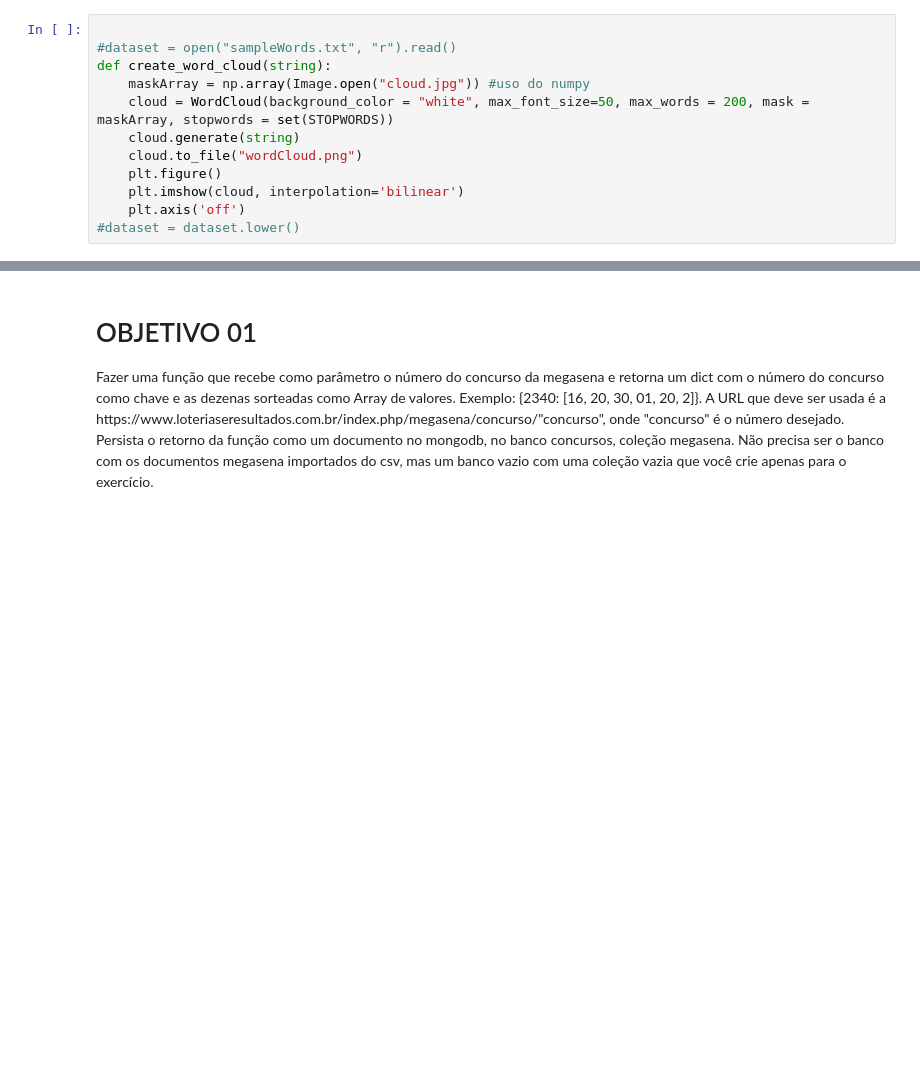
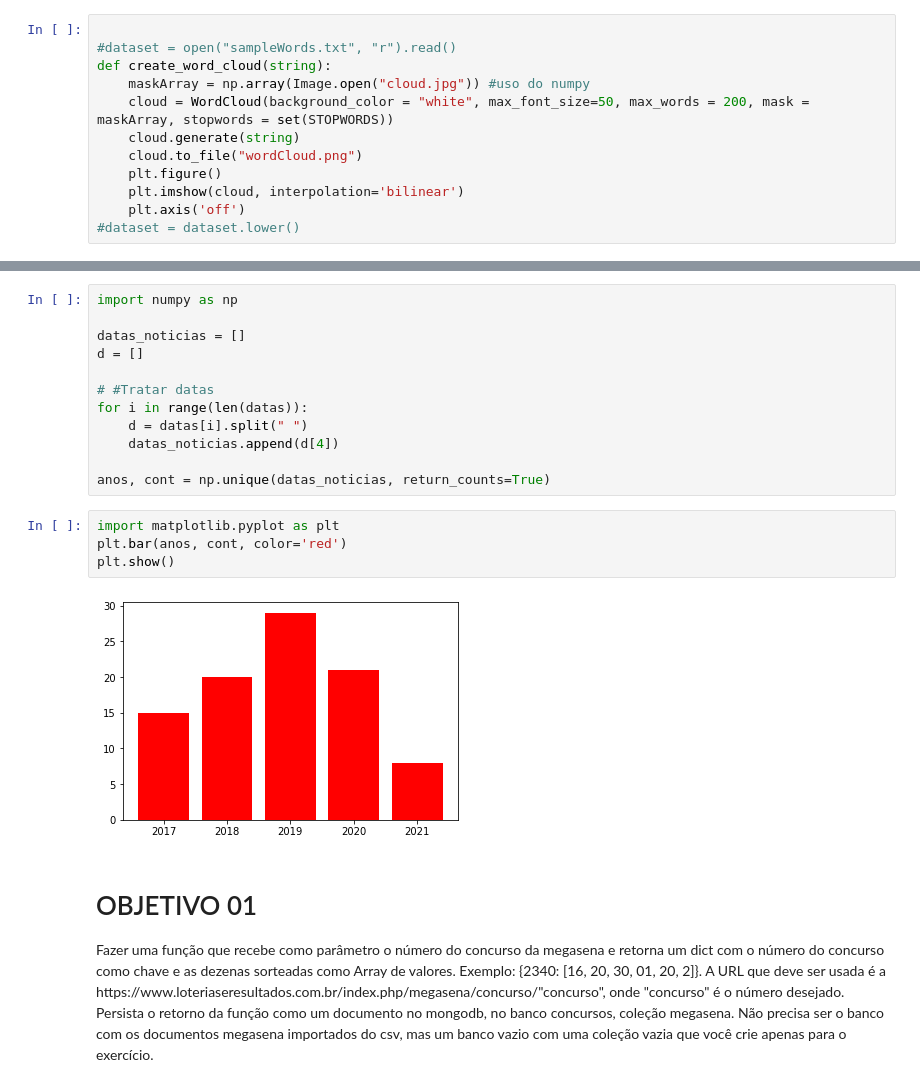
Before and after one commit to WesleyLeocadio/Data-Science, a Jupyter notebook: Atividade_Web_Scraping.ipynb, the cells around one changed output, grey strips where cells are left out. Drawn from its saved outputs; the diff is of its cells as text; blank space fills up the shorter version.

```diff
--- a/Atividade_Web_Scraping.ipynb
+++ b/Atividade_Web_Scraping.ipynb
@@ -118,3 +119,21 @@ create_word_cloud(texto)
+# %%
+import numpy as np
+
+datas_noticias = []
+d = []
+
+# #Tratar datas
+for i in range(len(datas)):
+    d = datas[i].split(" ")
+    datas_noticias.append(d[4])
+
+anos, cont = np.unique(datas_noticias, return_counts=True)
+# %%
+import matplotlib.pyplot as plt
+plt.bar(anos, cont, color='red')
+plt.show()
+# %% [output]
+[figure, added]
 # %% [markdown]
 <h1>OBJETIVO 01</h1>
 <p>Fazer uma função que recebe como parâmetro o número do concurso da megasena e retorna um dict com o número do concurso como chave e as dezenas sorteadas como Array de valores. Exemplo: {2340: [16, 20, 30, 01, 20, 2]}. A URL que deve ser usada é a https://www.loteriaseresultados.com.br/index.php/megasena/concurso/"concurso&quot;, onde "concurso" é o número desejado. Persista o retorno da função como um documento no mongodb, no banco concursos, coleção megasena. Não precisa ser o banco com os documentos megasena importados do csv, mas um banco vazio com uma coleção vazia que você crie apenas para o exercício.</p>
```
Also changed, not shown: parts of 5 cells of this notebook.
